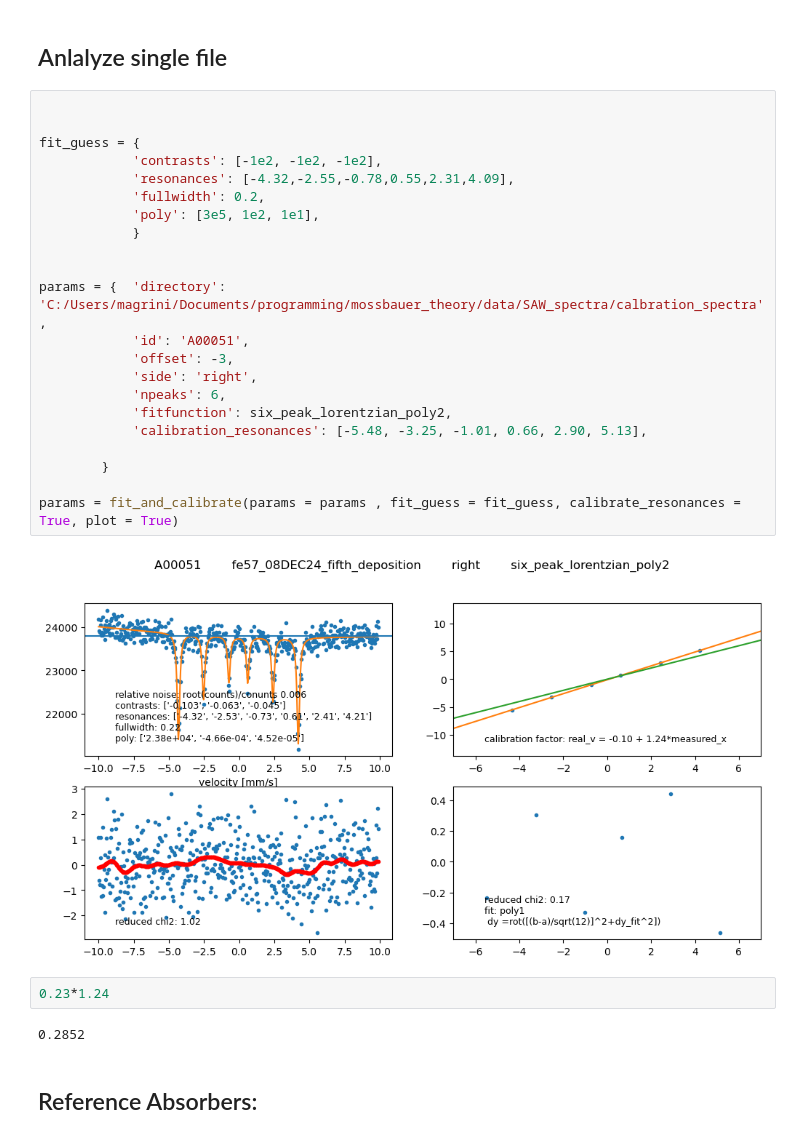
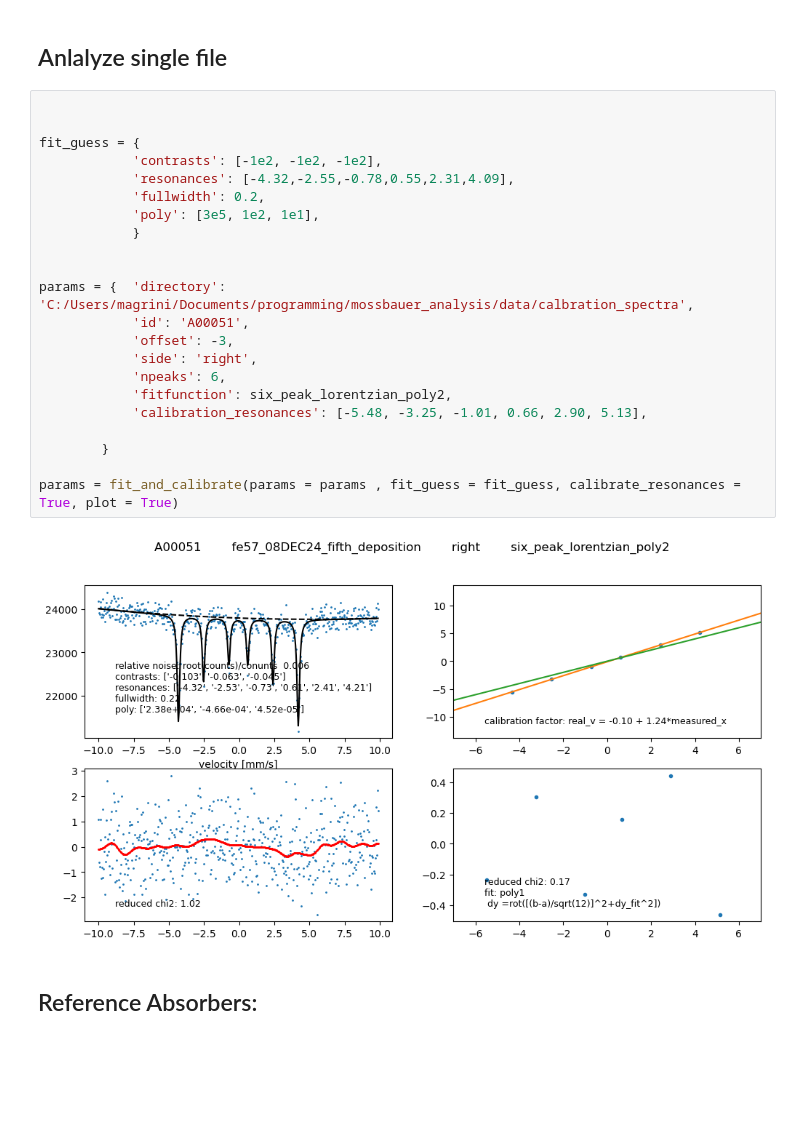
Before and after one commit to StanfordMossbauer/mossbauer_analysis, a Jupyter notebook: notebooks/iron_analytics_calibrations/calbration 11 2024.ipynb, the cells around one changed output. Drawn from its saved outputs; the diff is of its cells as text; blank space fills up the shorter version.

```diff
--- a/notebooks/iron_analytics_calibrations/calbration 11 2024.ipynb
+++ b/notebooks/iron_analytics_calibrations/calbration 11 2024.ipynb
@@ -29,31 +32,27 @@ ID: A00085,      v_max: 16,       det: 70,       10,     1556,   3277,   Descrip
 # %%
 
 
 fit_guess = {
             'contrasts': [-1e2, -1e2, -1e2],
             'resonances': [-4.32,-2.55,-0.78,0.55,2.31,4.09],
             'fullwidth': 0.2,
             'poly': [3e5, 1e2, 1e1],
             }
 
 
-params = {  'directory':  'C:/Users/magrini/Documents/programming/mossbauer_theory/data/SAW_spectra/calbration_spectra',
+params = {  'directory':  'C:/Users/magrini/Documents/programming/mossbauer_analysis/data/calbration_spectra',
             'id': 'A00051',
             'offset': -3,
             'side': 'right',
             'npeaks': 6,
             'fitfunction': six_peak_lorentzian_poly2,
             'calibration_resonances': [-5.48, -3.25, -1.01, 0.66, 2.90, 5.13],
 
         }
 
 params = fit_and_calibrate(params = params , fit_guess = fit_guess, calibrate_resonances = True, plot = True)
 # %% [output]
-[figure, old version]
+[figure, new version]
-# %%
-0.23*1.24
-# %% [output]
-0.2852
 # %% [markdown]
 ## Reference Absorbers:
 # %%
```
Also changed, not shown: parts of 5 cells of this notebook, 7 other files.
